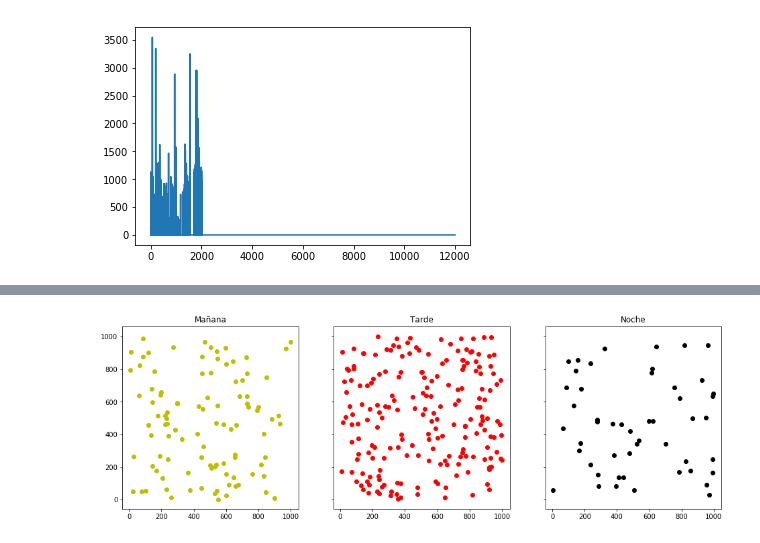
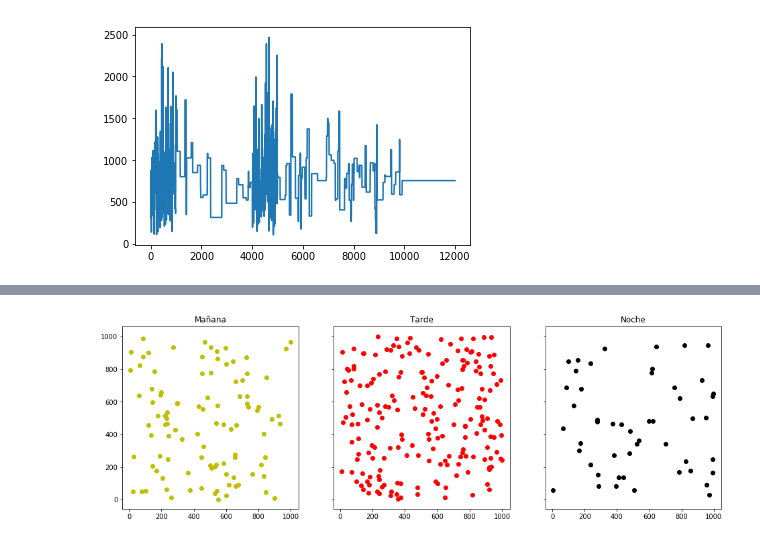
Before and after one commit to dsanmartin/INF564-HW, a Jupyter notebook: 1/tarea1.ipynb, the cells around one changed output, grey strips where cells are left out. Saved outputs shown, nothing was run; the diff lists cells and outputs as text; code cells hidden in the pictures.

```diff
--- a/1/tarea1.ipynb
+++ b/1/tarea1.ipynb
@@ -7,6 +7,7 @@ DIR = "data/"
 # %%
 # Manhattan distance
 d  = lambda p1, p2: np.linalg.norm(p1 - p2, ord=1) # Compare two points
+dv = lambda v1, v2: np.sum(np.abs(v1-v2), axis=1) #  Elementwise distance
 dM = lambda v1, v2: sp_dist.cdist(v1, v2, metric='cityblock') # Distance matrix
 # %%
 def loadRequest(request):
@@ -34,3 +35,5 @@ noche = np.loadtxt(DIR + 'noche.dat', dtype=int)
 # %%
 # Load requests
 req_1 = loadRequest(DIR + 'requests_1.dat')
+req_2 = loadRequest(DIR + 'requests_2.dat')
+req_3 = loadRequest(DIR + 'requests_3.dat')
@@ -42,29 +39,0 @@ True
-# %%
-def greedy(uber, request):
-    T = 12001
-    cand = np.copy(uber)
-    costs = np.zeros(T)
-    for t in range(T):#1201):
-        pos = np.where(request[:,4] == t)
-        req = request[:,:4]
-        req_t = req[pos]
-        if len(req_t) > 0 and len(cand) > 0:
-            # Distance matrix between ubers and requests
-            dist = dM(cand, req_t[:,:2])
-            # The same using loops
-            #dist = np.zeros((len(uber), len(req_t)))
-            #for i in range(len(uber)):
-            #    for j in range(len(req_t)):
-            #        dist[i, j] = d(uber[i], req_t[j,:2])
-            # for j in range(len(req_t)):
-            #    min_pos = np.argmin(dist[:,j])
-                #print(cand[min_pos], dist[min_pos, j], d(req_t[j,:2], req_t[j,2:4]))
-            #ind = np.unravel_index(np.argmin(dist, axis=None), dist.shape)
-            min_pos = np.argmin(dist, axis=0)
-            #cand = np.delete(cand, min_pos, axis=0) # Remove uber
-            #print(cand)
-
-            costs[t] = np.sum(dist[min_pos]) + sum([d(req_t[j,:2], req_t[j,2:4]) for j in range(len(req_t))])
-            #print(min_pos)
-            #print(req_t)
-    return cost
@@ -71,2 +123,2 @@ def greedy(uber, request):
 # %%
-costs = greedy(manana, req_1)
+costs = greedy(manana, req_2)
@@ -73,5 +155,5 @@ costs = greedy(manana, req_1)
 # %%
-plt.plot(np.arange(len(cost)), cost)
+plt.plot(np.arange(len(costs)), costs)
 plt.show()
 # %% [output]
-[figure, old version]
+[figure, new version]
```
Also changed, not shown: parts of 13 cells of this notebook.
